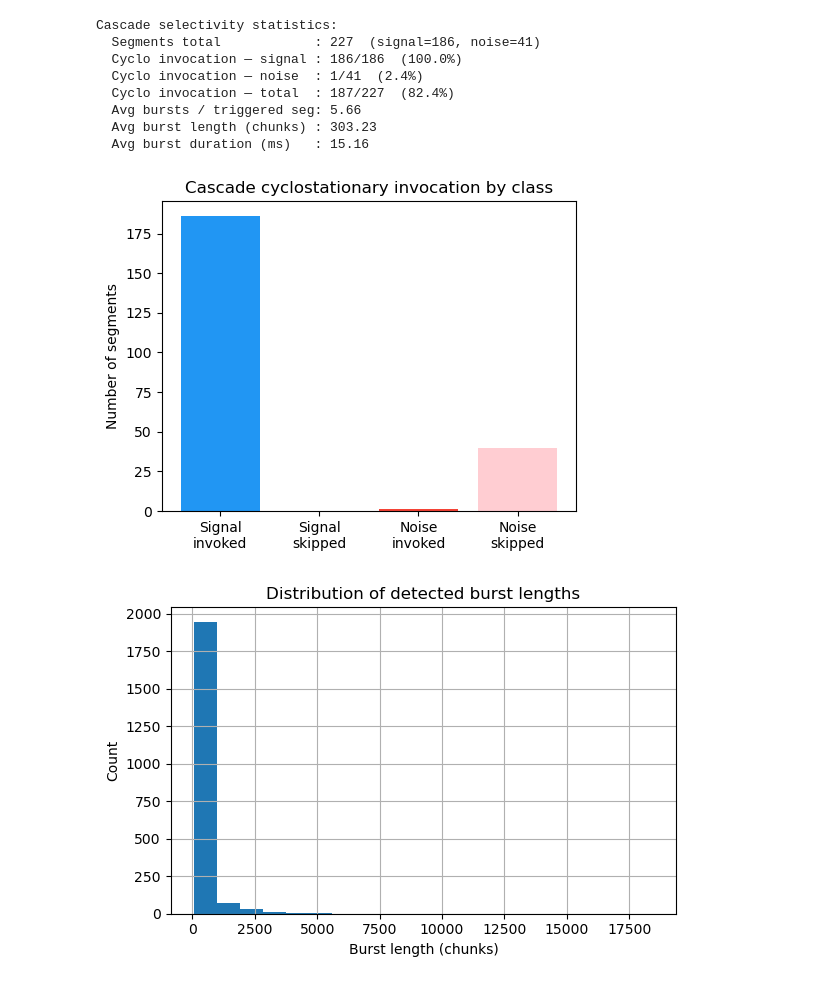
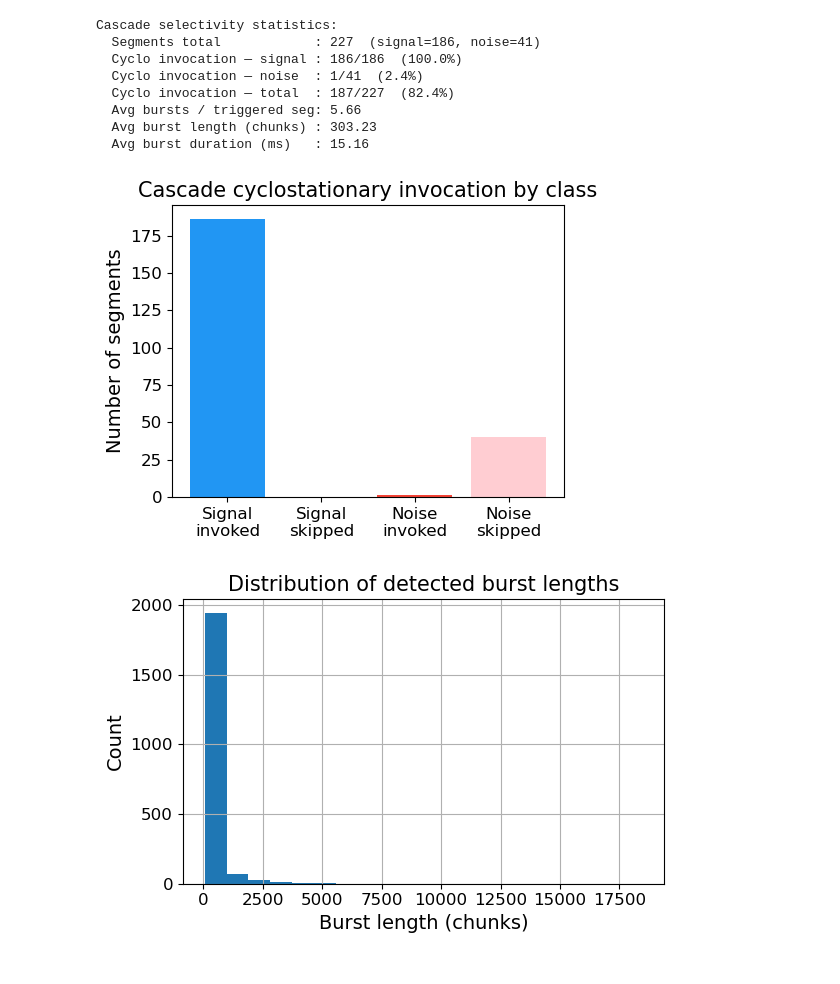
Before and after one commit to owlvano/rfml-uav, a Jupyter notebook: notebooks/paper2-cascade-detection-method/cascade-signal-detection-drone-rf.ipynb, the cells around one changed output. Cells and saved outputs as stored; diff of their text form; code cells hidden in the pictures.

```diff
--- a/notebooks/paper2-cascade-detection-method/cascade-signal-detection-drone-rf.ipynb
+++ b/notebooks/paper2-cascade-detection-method/cascade-signal-detection-drone-rf.ipynb
@@ -273,24 +296,34 @@ Cascade selectivity statistics:
   Avg burst length (chunks) : 303.23
   Avg burst duration (ms)   : 15.16
 # %%
+plt.rcParams.update({
+    'font.size': 14, 'axes.titlesize': 15, 'axes.labelsize': 14,
+    'xtick.labelsize': 12, 'ytick.labelsize': 12, 'legend.fontsize': 12,
+})
+
 fig, ax = plt.subplots(figsize=(5, 4))
 labels_bar = ["Signal\ninvoked", "Signal\nskipped", "Noise\ninvoked", "Noise\nskipped"]
 values_bar = [
     cascade_stats["segments_cyclo_signal"],
     n_sig - cascade_stats["segments_cyclo_signal"],
     cascade_stats["segments_cyclo_noise"],
     n_noi - cascade_stats["segments_cyclo_noise"],
 ]
 colors = ["#2196F3", "#90CAF9", "#F44336", "#FFCDD2"]
 ax.bar(labels_bar, values_bar, color=colors)
 ax.set_ylabel("Number of segments")
 ax.set_title("Cascade cyclostationary invocation by class")
 fig.tight_layout()
-fig.savefig(OUT / "main_cyclo_invocation.png", dpi=150)
+fig.savefig(OUT / "main_cyclo_invocation.png", dpi=200)
 plt.show()
 # %% [output]
-[figure, old version]
+[figure, new version]
 # %%
+plt.rcParams.update({
+    'font.size': 14, 'axes.titlesize': 15, 'axes.labelsize': 14,
+    'xtick.labelsize': 12, 'ytick.labelsize': 12, 'legend.fontsize': 12,
+})
+
 plt.figure(figsize=(6, 4))
 plt.hist(cascade_stats["burst_lengths"], bins=20)
 plt.xlabel("Burst length (chunks)")
@@ -298,7 +331,7 @@ plt.ylabel("Count")
 plt.title("Distribution of detected burst lengths")
 plt.grid(True)
 plt.tight_layout()
-plt.savefig(OUT / "main_burst_dist.png", dpi=150)
+plt.savefig(OUT / "main_burst_dist.png", dpi=200)
 plt.show()
 # %% [output]
-[figure, old version]
+[figure, new version]
```
Also changed, not shown: parts of 2 cells of this notebook, 10 other files.
